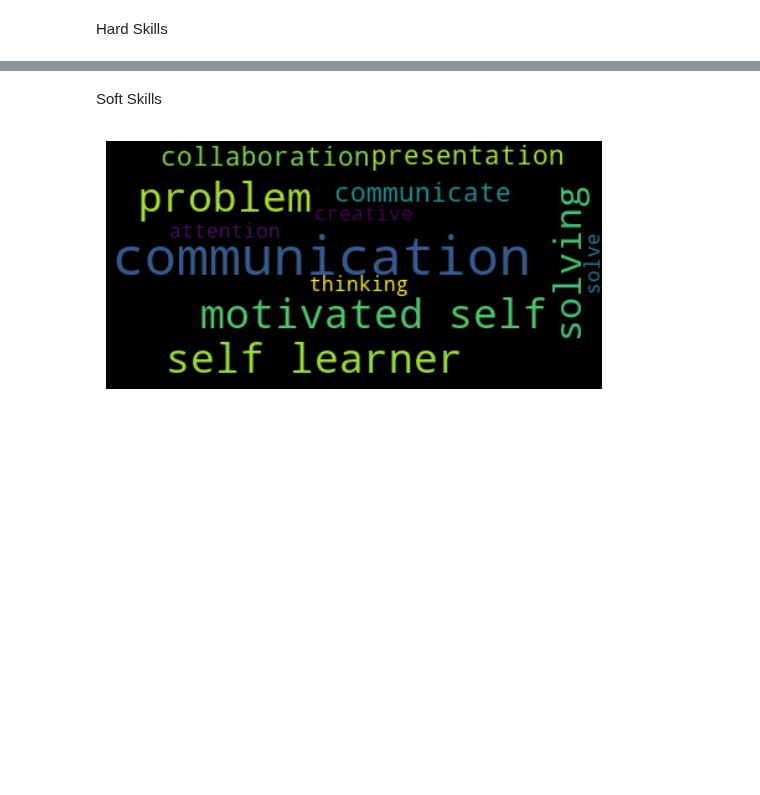
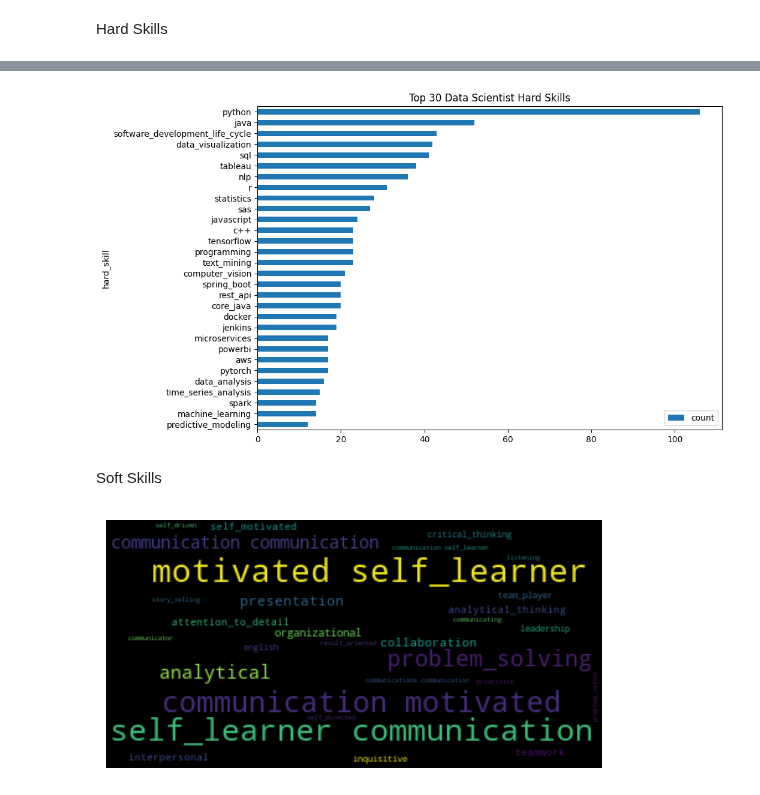
Before and after one commit to marcellinus-witarsah/data-science-job-skill-extraction, a Jupyter notebook: notebooks/20240204-ner-development.ipynb, the cells around one changed output, grey strips where cells are left out. Cells and saved outputs as stored; diff of their text form; code cells hidden in the pictures; blank space fills up the shorter version.

```diff
--- a/notebooks/20240204-ner-development.ipynb
+++ b/notebooks/20240204-ner-development.ipynb
@@ -156,16 +157,24 @@ plt.show()
+# %%
+hard_skill_df = pd.DataFrame({
+    "hard_skill": hard_skills,
+    "count": np.ones(len(hard_skills))
+})
+hard_skill_df.groupby('hard_skill').sum().astype(int).sort_values(by="count", ascending=True)[-30:].plot(kind="barh", figsize=(10, 7), title="Top 30 Data Scientist Hard Skills")
+plt.show()
+# %% [output]
+[figure, added]
 # %% [markdown]
 Soft Skills
 # %%
 # join the list and lowercase all the words
-text = ', '.join(soft_skills).lower()
+text = ' '.join(soft_skills).lower()
 
 #create the wordcloud object
-wordcloud = WordCloud(stopwords = STOPWORDS,
-                      collocations=True).generate(text)
+wordcloud = WordCloud().generate(text)
 
 #plot the wordcloud object
 plt.imshow(wordcloud, interpolation='bilInear')
 plt.axis('off')
 plt.show()
 # %% [output]
-[figure, old version]
+[figure, new version]
```
Also changed, not shown: parts of 14 cells of this notebook, 12 other files.
